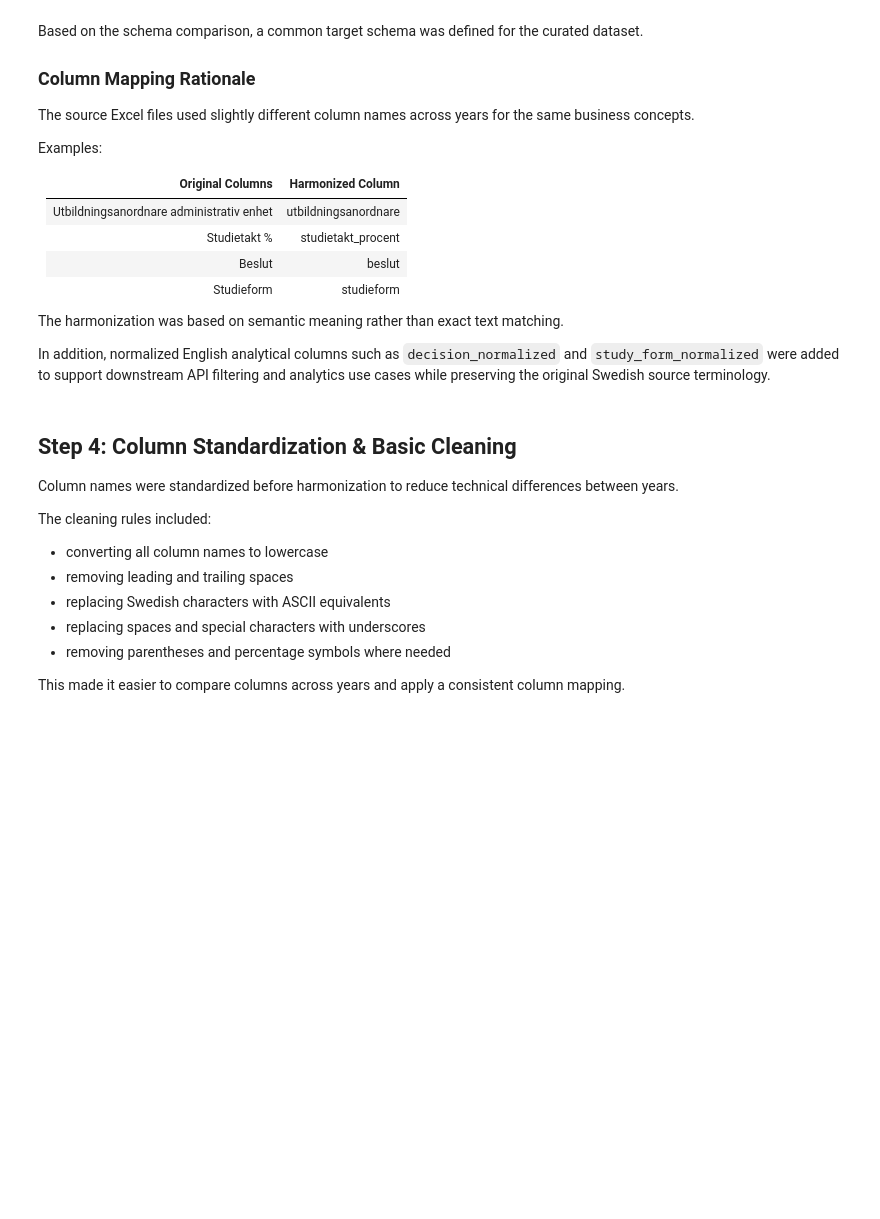
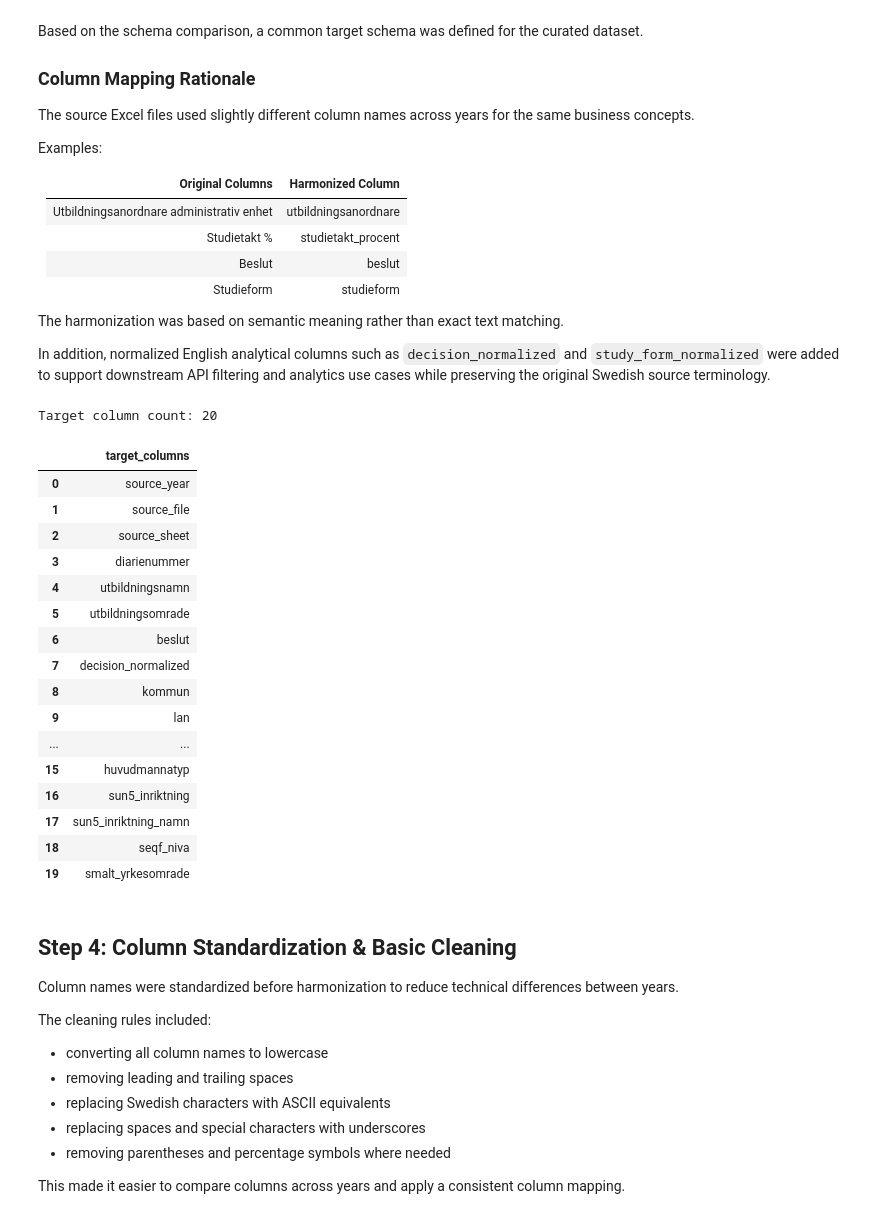
Before and after one commit to XinGclover/myh-applications-analytics, a Jupyter notebook: part_2/notebooks/part_2_curated_dataset.ipynb, the cells around one changed output. Drawn from its saved outputs; the diff is of its cells as text; code cells hidden in the pictures; blank space fills up the shorter version.

```diff
--- a/part_2/notebooks/part_2_curated_dataset.ipynb
+++ b/part_2/notebooks/part_2_curated_dataset.ipynb
@@ -143,32 +134,28 @@ The harmonization was based on semantic meaning rather than exact text matching.
 
 In addition, normalized English analytical columns such as `decision_normalized` and `study_form_normalized` were added to support downstream API filtering and analytics use cases while preserving the original Swedish source terminology.
 # %%
-TARGET_COLUMNS = [
-    "source_year",
-    "source_file",
-    "source_sheet",
-    "diarienummer",
-    "utbildningsnamn",
-    "utbildningsomrade",
-    "beslut",
-    "decision_normalized",
-    "kommun",
-    "lan",
-    "yh_poang",
-    "studieform",
-    "study_form_normalized",
-    "studietakt_procent",
-    "utbildningsanordnare",
-    "huvudmannatyp",
-    "sun5_inriktning",
-    "sun5_inriktning_namn",
-    "seqf_niva",
-    "smalt_yrkesomrade"
-]
+print(f"Target column count: {len(TARGET_COLUMNS)}")
 
-COLUMN_MAPPING = {
-    "utbildningsanordnare_administrativ_enhet": "utbildningsanordnare",
-}
+pd.DataFrame({"target_columns": TARGET_COLUMNS})
+# %% [output]
+Target column count: 20
+|  | target_columns |
+| 0 | source_year |
+| 1 | source_file |
+| 2 | source_sheet |
+| 3 | diarienummer |
+| 4 | utbildningsnamn |
+| 5 | utbildningsomrade |
+| 6 | beslut |
+| 7 | decision_normalized |
+| 8 | kommun |
+| 9 | lan |
+| ... | ... |
+| 15 | huvudmannatyp |
+| 16 | sun5_inriktning |
+| 17 | sun5_inriktning_namn |
+| 18 | seqf_niva |
+| 19 | smalt_yrkesomrade |
 # %% [markdown]
 ## Step 4: Column Standardization & Basic Cleaning
 
```
Also changed, not shown: parts of 12 cells of this notebook, 10 other files.
